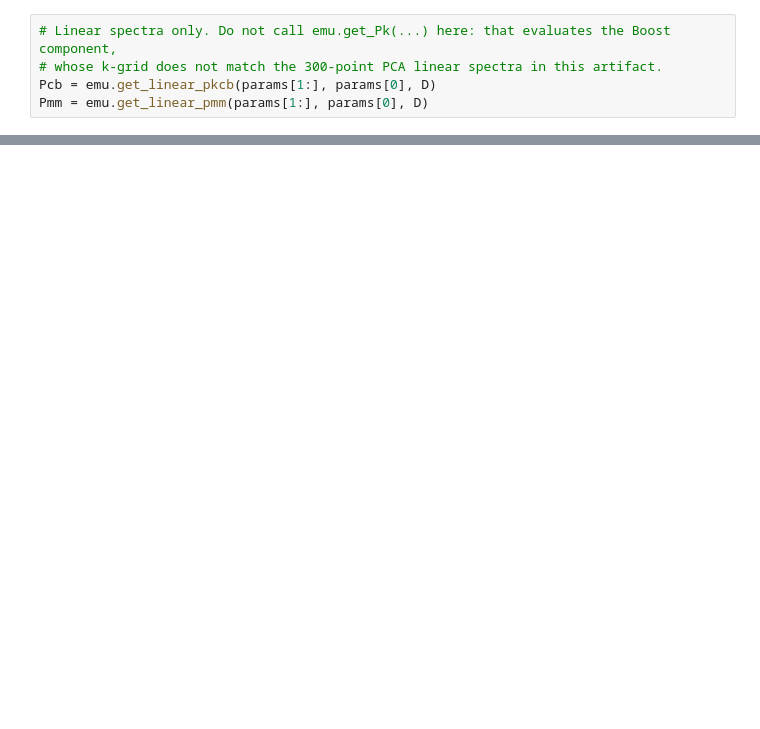
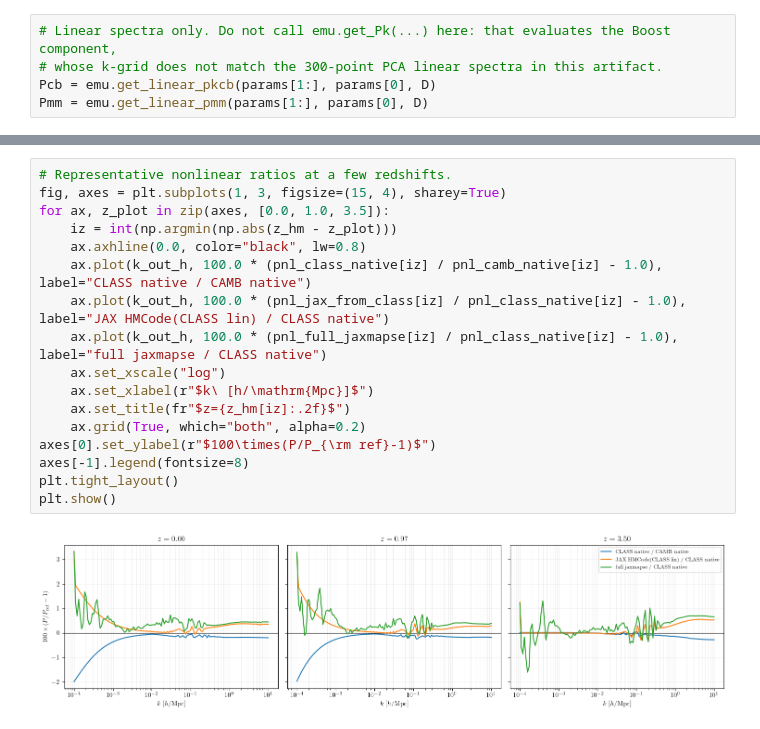
Before and after one commit to CosmologicalEmulators/jaxmapse, a Jupyter notebook: notebooks/example_jaxmapse.ipynb, the cells around one changed output, grey strips where cells are left out. Cells and saved outputs as stored; diff of their text form; blank space fills up the shorter version.

Commit message:
feat: refactor emulator loading, add HMCode support, and update documentation.

```diff
--- a/notebooks/example_jaxmapse.ipynb
+++ b/notebooks/example_jaxmapse.ipynb
@@ -143,0 +458,19 @@ plt.show()
+# %%
+# Representative nonlinear ratios at a few redshifts.
+fig, axes = plt.subplots(1, 3, figsize=(15, 4), sharey=True)
+for ax, z_plot in zip(axes, [0.0, 1.0, 3.5]):
+    iz = int(np.argmin(np.abs(z_hm - z_plot)))
+    ax.axhline(0.0, color="black", lw=0.8)
+    ax.plot(k_out_h, 100.0 * (pnl_class_native[iz] / pnl_camb_native[iz] - 1.0), label="CLASS native / CAMB native")
+    ax.plot(k_out_h, 100.0 * (pnl_jax_from_class[iz] / pnl_class_native[iz] - 1.0), label="JAX HMCode(CLASS lin) / CLASS native")
+    ax.plot(k_out_h, 100.0 * (pnl_full_jaxmapse[iz] / pnl_class_native[iz] - 1.0), label="full jaxmapse / CLASS native")
+    ax.set_xscale("log")
+    ax.set_xlabel(r"$k\ [h/\mathrm{Mpc}]$")
+    ax.set_title(fr"$z={z_hm[iz]:.2f}$")
+    ax.grid(True, which="both", alpha=0.2)
+axes[0].set_ylabel(r"$100\times(P/P_{\rm ref}-1)$")
+axes[-1].legend(fontsize=8)
+plt.tight_layout()
+plt.show()
+# %% [output]
+[figure, added]
```
Also changed, not shown: parts of 14 cells of this notebook, 12 other files.
